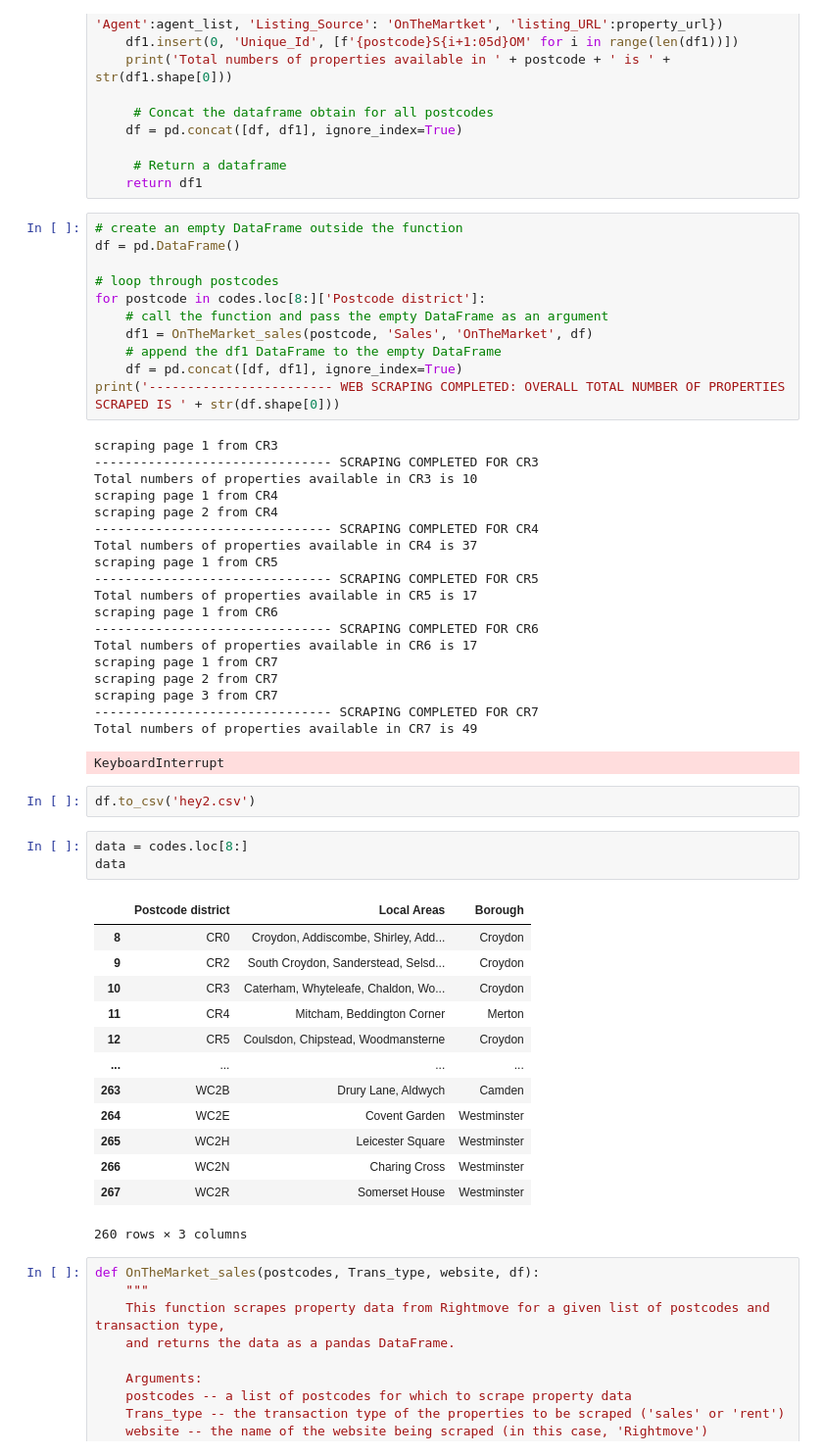
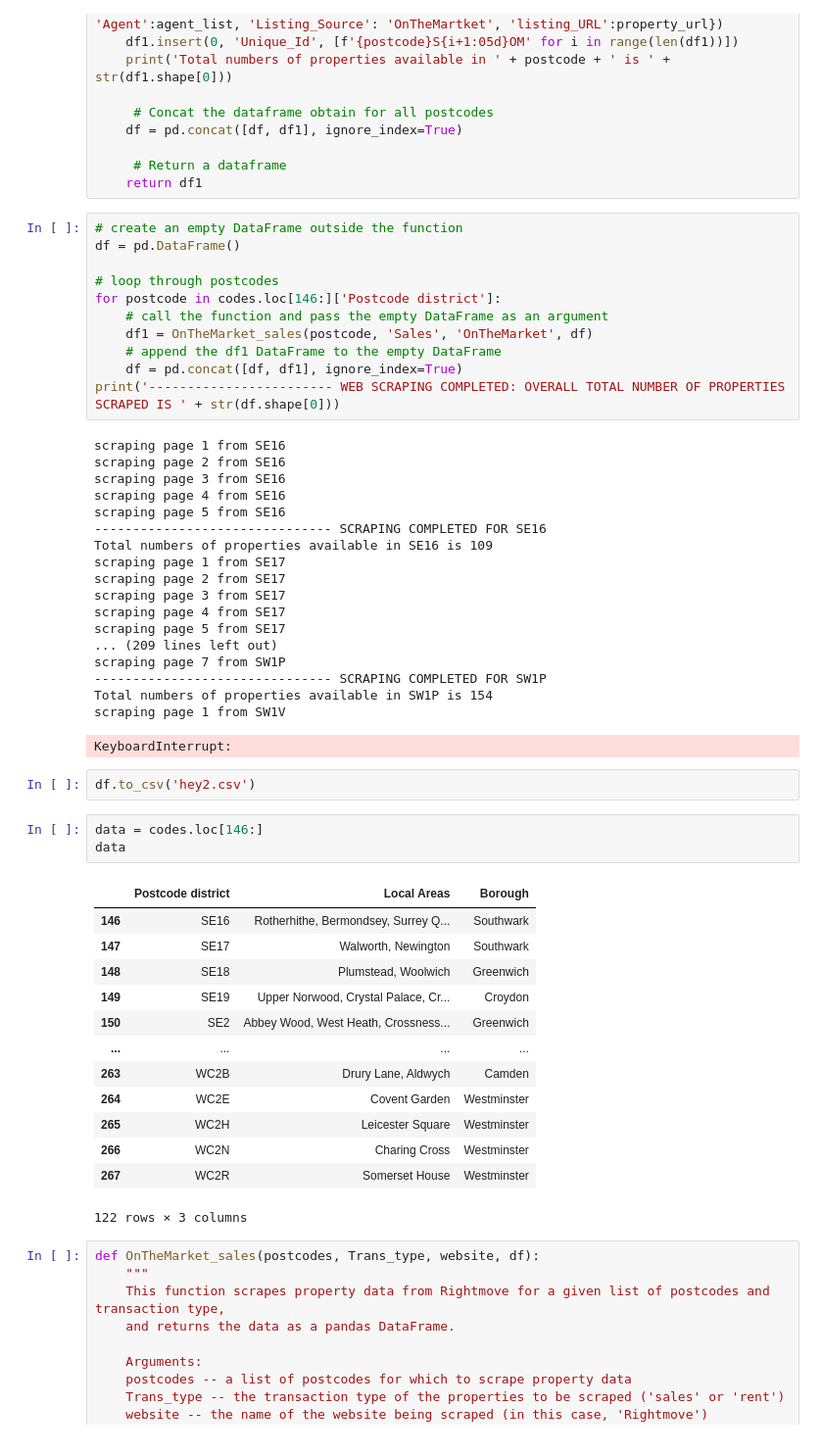
Before and after one commit to Timmtet/Housing_Project, a Jupyter notebook: OnTheMarket original.ipynb, the cells around one changed output. Shown at 98% size. Saved outputs shown, nothing was run; the diff lists cells and outputs as text.

```diff
--- a/OnTheMarket original.ipynb
+++ b/OnTheMarket original.ipynb
@@ -631,51 +631,50 @@ def OnTheMarket_sales(postcodes, Trans_type, website, df):
 df = pd.DataFrame()
 
 # loop through postcodes
-for postcode in codes.loc[8:]['Postcode district']:
+for postcode in codes.loc[146:]['Postcode district']:
     # call the function and pass the empty DataFrame as an argument
     df1 = OnTheMarket_sales(postcode, 'Sales', 'OnTheMarket', df)
     # append the df1 DataFrame to the empty DataFrame
     df = pd.concat([df, df1], ignore_index=True)
 print('------------------------ WEB SCRAPING COMPLETED: OVERALL TOTAL NUMBER OF PROPERTIES SCRAPED IS ' + str(df.shape[0]))
 # %% [output]
-scraping page 1 from CR3
-------------------------------- SCRAPING COMPLETED FOR CR3
-Total numbers of properties available in CR3 is 10
-scraping page 1 from CR4
-scraping page 2 from CR4
-------------------------------- SCRAPING COMPLETED FOR CR4
-Total numbers of properties available in CR4 is 37
-scraping page 1 from CR5
-------------------------------- SCRAPING COMPLETED FOR CR5
-Total numbers of properties available in CR5 is 17
-scraping page 1 from CR6
-------------------------------- SCRAPING COMPLETED FOR CR6
-Total numbers of properties available in CR6 is 17
-scraping page 1 from CR7
-scraping page 2 from CR7
-scraping page 3 from CR7
-------------------------------- SCRAPING COMPLETED FOR CR7
-Total numbers of properties available in CR7 is 49
+scraping page 1 from SE16
+scraping page 2 from SE16
+scraping page 3 from SE16
+scraping page 4 from SE16
+scraping page 5 from SE16
+------------------------------- SCRAPING COMPLETED FOR SE16
+Total numbers of properties available in SE16 is 109
+scraping page 1 from SE17
+scraping page 2 from SE17
+scraping page 3 from SE17
+scraping page 4 from SE17
+scraping page 5 from SE17
+... (209 lines left out)
+scraping page 7 from SW1P
+------------------------------- SCRAPING COMPLETED FOR SW1P
+Total numbers of properties available in SW1P is 154
+scraping page 1 from SW1V
-KeyboardInterrupt
+KeyboardInterrupt:
 # %%
 df.to_csv('hey2.csv')
 # %%
-data = codes.loc[8:]
+data = codes.loc[146:]
 data
 # %% [output]
 |  | Postcode district | Local Areas | Borough |
-| 8 | CR0 | Croydon, Addiscombe, Shirley, Add... | Croydon |
-| 9 | CR2 | South Croydon, Sanderstead, Selsd... | Croydon |
-| 10 | CR3 | Caterham, Whyteleafe, Chaldon, Wo... | Croydon |
-| 11 | CR4 | Mitcham, Beddington Corner | Merton |
-| 12 | CR5 | Coulsdon, Chipstead, Woodmansterne | Croydon |
+| 146 | SE16 | Rotherhithe, Bermondsey, Surrey Q... | Southwark |
+| 147 | SE17 | Walworth, Newington | Southwark |
+| 148 | SE18 | Plumstead, Woolwich | Greenwich |
+| 149 | SE19 | Upper Norwood, Crystal Palace, Cr... | Croydon |
+| 150 | SE2 | Abbey Wood, West Heath, Crossness... | Greenwich |
 | ... | ... | ... | ... |
 | 263 | WC2B | Drury Lane, Aldwych | Camden |
 | 264 | WC2E | Covent Garden | Westminster |
 | 265 | WC2H | Leicester Square | Westminster |
 | 266 | WC2N | Charing Cross | Westminster |
 | 267 | WC2R | Somerset House | Westminster |
-260 rows × 3 columns
+122 rows × 3 columns
 # %%
 def OnTheMarket_sales(postcodes, Trans_type, website, df):
     """
```
Also changed, not shown: 3 other files.
